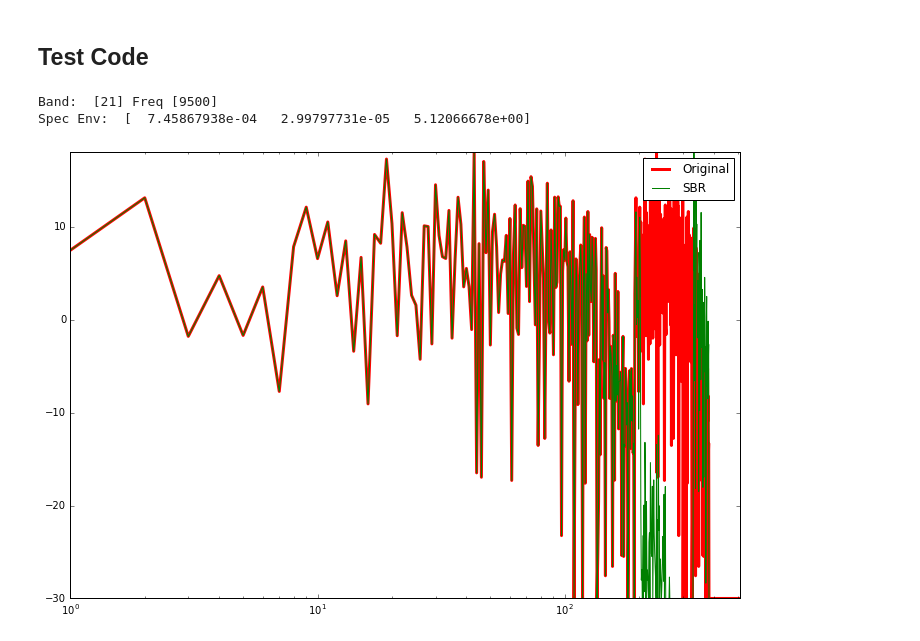
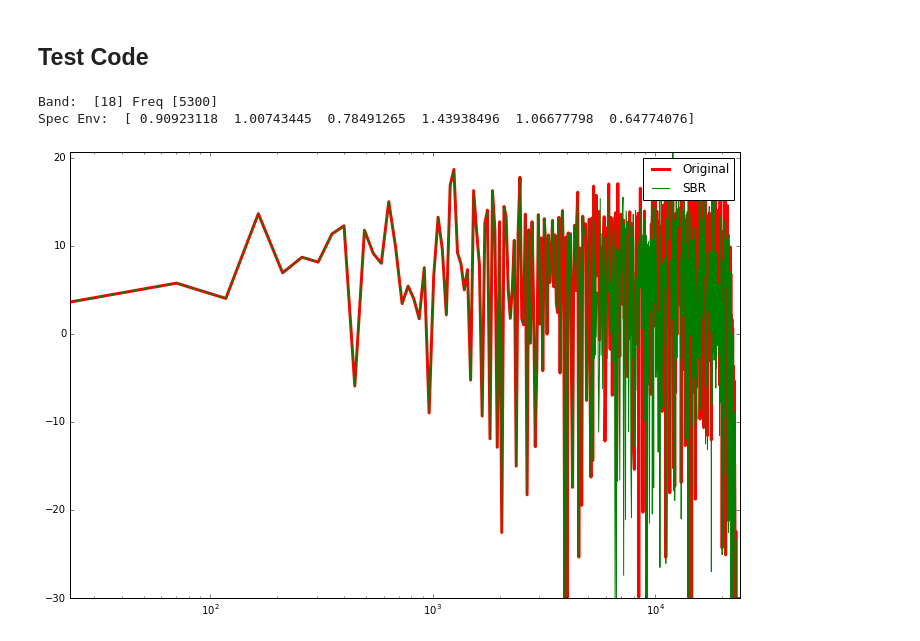
Before and after one commit to nickgang/ccrmac, a Jupyter notebook: baseCoder/SBR.ipynb, the cells around one changed output. Cells and saved outputs as stored; diff of their text form; code cells hidden in the pictures.

```diff
--- a/baseCoder/SBR.ipynb
+++ b/baseCoder/SBR.ipynb
@@ -43,9 +94,8 @@ def calcSpecEnv(data,cutoff,fs):
 # %%
-# High Frequency Reconstruction
-def HiFreqRec(mdctLines,fs,cutoff):
+# Additional High Frequency Components
+def AddHiFreqs(mdctLines,fs,cutoff):
     nMDCT = len(mdctLines)
     cutBin = freqToBin(nMDCT,cutoff,fs)
-    lowerBand = mdctLines[0:cutBin]
-    mdctLines[cutBin+1:cutBin+len(lowerBand)+1] = lowerBand # Do the transposition
-
-    return mdctLines.astype(float) # If these are ints it can cause problems
+    noiseBins = len(mdctLines[cutBin:])
+    mdctLines[cutBin:] *= np.absolute(np.random.normal(1,0.5,noiseBins))# Add some noise to reconstructed bins
+    return mdctLines
@@ -111,40 +159,41 @@ if __name__ == "__main__":
 #     F = np.array([440,550,660,880,4400,8800]) # Sinusoidal frequencies
 #     xn = A[0]*np.cos(2*np.pi*F[0]*n) + A[1]*np.cos(2*np.pi*F[1]*n) +\
 #     A[2]*np.cos(2*np.pi*F[2]*n) + A[3]*np.cos(2*np.pi*F[3]*n) + \
 #     A[4]*np.cos(2*np.pi*F[4]*n) + A[5]*np.cos(2*np.pi*F[5]*n)
 
 #     Noise Signal
     x = np.random.uniform(-1,1,(N))
-    b,a = signal.butter(5,0.24) # lowpass filter
+    b,a = signal.butter(5,0.9) # lowpass filter
     xn = signal.lfilter(b,a,x)
 
 
     Xmdct = m.MDCT(w.SineWindow(xn),N/2,N/2) # Compute FFT of signal
     sineWin = (1/float(N))*np.sum(np.power(w.SineWindow(np.ones_like(xn)),2)) # Get avg pow of hann window
     XmI = (4/(np.power(N,2)*sineWin))*(np.power(np.abs(Xmdct),2)) # Convert values of FFT to intensity
 
-    cutoff = 9000
+    cutoff = 5300
 
     specEnv = calcSpecEnv(xn,cutoff,fs)
 
-    newBins = HiFreqRec(XmI,fs,cutoff)
+    copyBins = np.array(XmI,copy=True)
+    newBins = HiFreqRec(copyBins,fs,cutoff)
     noiseBins = AddHiFreqs(newBins,fs,cutoff)
     envBins = EnvAdjust(noiseBins,fs,cutoff,specEnv)
 
     plt.figure(1)
-    plt.semilogx(p.SPL(XmI),color='red',lw=3,label="Original")
+    plt.semilogx(freqMDCT,p.SPL(XmI),color='red',lw=3,label="Original")
     plt.hold(True)
-    plt.semilogx(p.SPL(envBins),color='green',lw=1,label="SBR")
+    plt.semilogx(freqMDCT,p.SPL(envBins),color='green',lw=1,label="SBR")
     plt.hold(True)
     a = plt.gca()
     a.legend()
     a.axis('tight')
 
     print 'Band: ',freqToBand(cutoff),'Freq',p.cbFreqLimits[freqToBand(cutoff)]
     print 'Spec Env: ',specEnv
 # %% [output]
-Band:  [21] Freq [9500]
-Spec Env:  [  7.45867938e-04   2.99797731e-05   5.12066678e+00]
+Band:  [18] Freq [5300]
+Spec Env:  [ 0.90923118  1.00743445  0.78491265  1.43938496  1.06677798  0.64774076]
-[figure, old version]
+[figure, new version]
 # %%
 freqToBand(9000)
```
Also changed, not shown: parts of 6 cells of this notebook, 1 other file.
